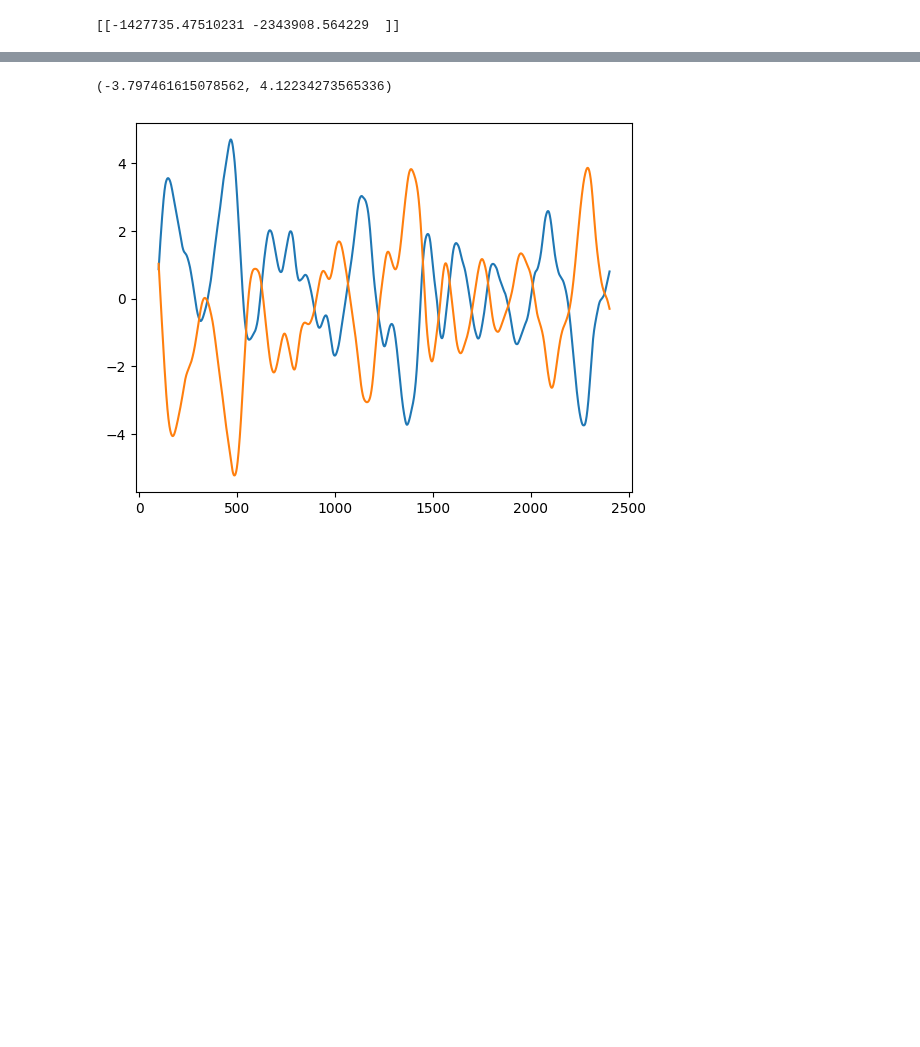
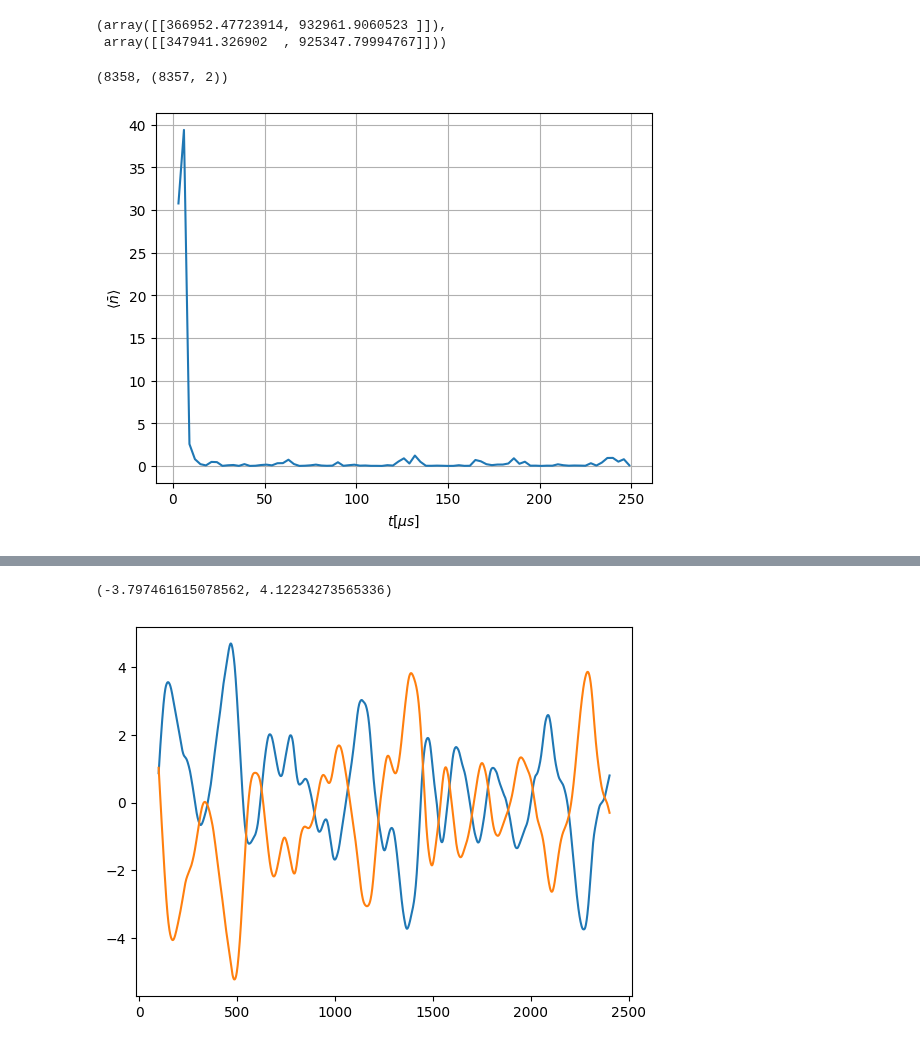
Before and after one commit to QuantumAdventures/single-photons, a Jupyter notebook: notebooks/3. Control Simulation.ipynb, the cells around one changed output, grey strips where cells are left out. Cells and saved outputs as stored; diff of their text form; code cells hidden in the pictures; blank space fills up the shorter version.

```diff
--- a/notebooks/3. Control Simulation.ipynb
+++ b/notebooks/3. Control Simulation.ipynb
@@ -64,16 +58,14 @@ Q = np.array([[0, 0], [0, variance_process]])*delta_t*control_step
 R = np.array([[np.power(std_detection,2)]])
 # %%
+g_fb = 2*omega
 Ad = scipy.linalg.expm(env.A *control_step*delta_t)
 Bd = env.B * delta_t * control_step
 cost_states = np.array([[omega/2, 0],
                         [0, omega/2]])
-(G, S, E) = lqr(Ad, env.B*delta_t*control_step, cost_states, 10000*omega)
-
-x0 = 10
-P0 = 10*np.matrix(np.eye(2))
-estimation = np.matrix([[x0*np.random.normal()], [x0*np.random.normal()]])
-states = np.array([[x0*np.random.normal()], [x0*np.random.normal()]])
-print(G)
+(G_lqr, S, E) = lqr(env.A, env.B, cost_states, omega/(g_fb**2))
+X, L, G = dare(Ad, Bd, cost_states, omega/(g_fb**2))
+G_lqr, G
 # %% [output]
-[[-1427735.47510231 -2343908.564229  ]]
+(array([[366952.47723914, 932961.9060523 ]]),
+ array([[347941.326902  , 925347.79994767]]))
 # %%
@@ -99,3 +95,29 @@ for i in tqdm(range(t.shape[0])):
         estimated_states[i, :] = estimated_states[i-1,:]
     controls.append(float(control))
     states = env.step(states, control=control, delta_t=delta_t)
+# %%
+def compute_phonons(estimations, cov_matrix, step=100):
+    sampled_cov_matrix = cov_matrix[::step]
+    N = len(sampled_cov_matrix)
+    phonons = np.zeros((N-1))
+    for i in range(1, N):
+        averaged = estimations[(i-1)*step:i*step, :].mean(axis=0)
+        second_moments = sampled_cov_matrix[i]+np.power(averaged,2)
+        phonons[i-1] = np.trace(second_moments)/4-0.5
+    return phonons
+# %%
+len(kalman.error_covariance_aposteriori), estimated_states[::control_step,:].shape
+# %% [output]
+(8358, (8357, 2))
+# %%
+step=100
+phonons = compute_phonons(estimated_states[::control_step, :], kalman.error_covariance_aposteriori, step=step)
+plt.plot(t[::control_step][::step][1:]/1e-6, phonons)
+#plt.xlim([t[::control_step][::step][1]/1e-6, t[::control_step][::step][-1]/1e-6])
+#plt.ylim([0,20])
+plt.ylabel(r'$\langle \bar{n} \rangle$')
+plt.xlabel(r'$t[\mu s]$')
+plt.grid()
+plt.show()
+# %% [output]
+[figure, added]
```
Also changed, not shown: parts of 19 cells of this notebook, 1 other file.
